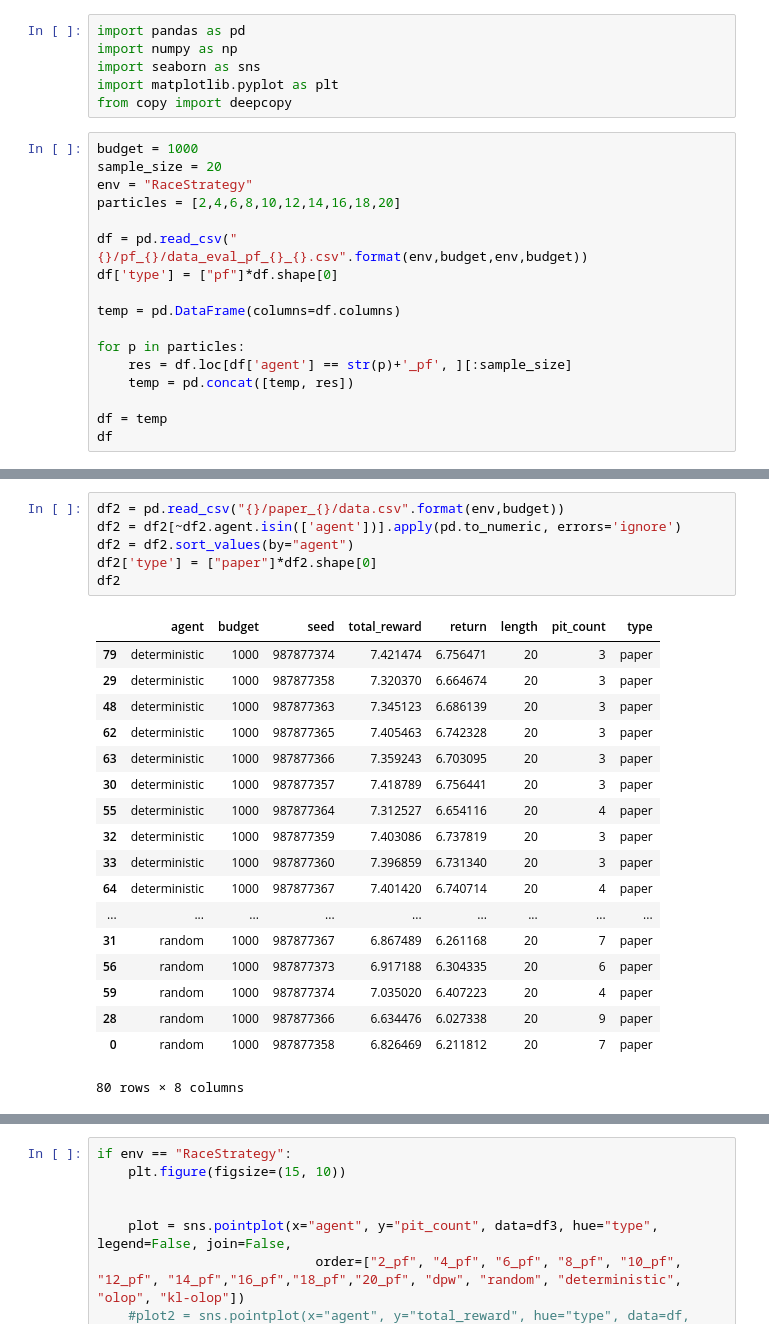
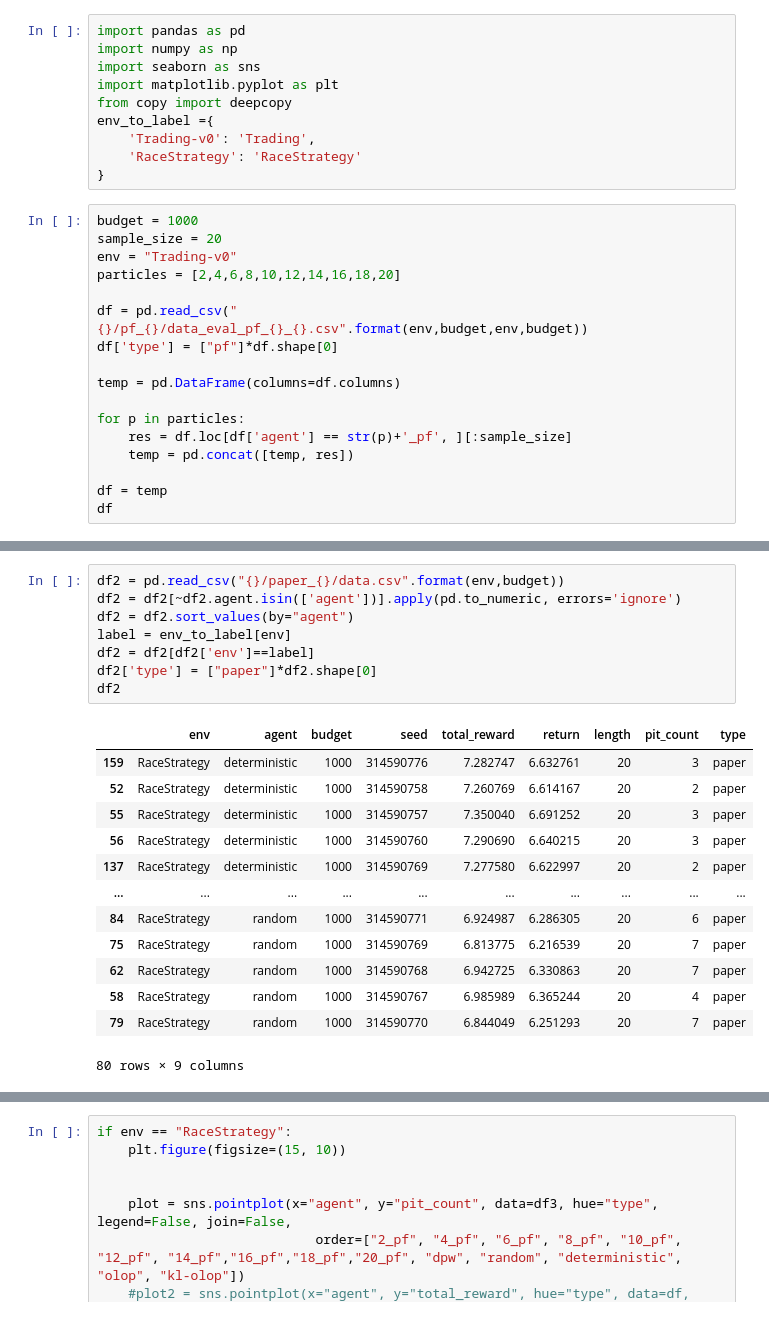
Before and after one commit to amarildolikmeta/alphazero_singleplayer, a Jupyter notebook: notebooks/Plot.ipynb, the cells around one changed output, grey strips where cells are left out. Cells and saved outputs as stored; diff of their text form.

```diff
--- a/notebooks/Plot.ipynb
+++ b/notebooks/Plot.ipynb
@@ -4,10 +4,14 @@ import numpy as np
 import seaborn as sns
 import matplotlib.pyplot as plt
 from copy import deepcopy
+env_to_label ={
+    'Trading-v0': 'Trading',
+    'RaceStrategy': 'RaceStrategy'
+}
 # %%
 budget = 1000
 sample_size = 20
-env = "RaceStrategy"
+env = "Trading-v0"
 particles = [2,4,6,8,10,12,14,16,18,20]
 
 df = pd.read_csv("{}/pf_{}/data_eval_pf_{}_{}.csv".format(env,budget,env,budget))
@@ -67,28 +53,25 @@ df_dpw
 # %%
 df2 = pd.read_csv("{}/paper_{}/data.csv".format(env,budget))
 df2 = df2[~df2.agent.isin(['agent'])].apply(pd.to_numeric, errors='ignore')
 df2 = df2.sort_values(by="agent")
+label = env_to_label[env]
+df2 = df2[df2['env']==label]
 df2['type'] = ["paper"]*df2.shape[0]
 df2
 # %% [output]
-|  | agent | budget | seed | total_reward | return | length | pit_count | type |
-| 79 | deterministic | 1000 | 987877374 | 7.421474 | 6.756471 | 20 | 3 | paper |
-| 29 | deterministic | 1000 | 987877358 | 7.320370 | 6.664674 | 20 | 3 | paper |
-| 48 | deterministic | 1000 | 987877363 | 7.345123 | 6.686139 | 20 | 3 | paper |
-| 62 | deterministic | 1000 | 987877365 | 7.405463 | 6.742328 | 20 | 3 | paper |
-| 63 | deterministic | 1000 | 987877366 | 7.359243 | 6.703095 | 20 | 3 | paper |
-| 30 | deterministic | 1000 | 987877357 | 7.418789 | 6.756441 | 20 | 3 | paper |
-| 55 | deterministic | 1000 | 987877364 | 7.312527 | 6.654116 | 20 | 4 | paper |
-| 32 | deterministic | 1000 | 987877359 | 7.403086 | 6.737819 | 20 | 3 | paper |
-| 33 | deterministic | 1000 | 987877360 | 7.396859 | 6.731340 | 20 | 3 | paper |
-| 64 | deterministic | 1000 | 987877367 | 7.401420 | 6.740714 | 20 | 4 | paper |
-| ... | ... | ... | ... | ... | ... | ... | ... | ... |
-| 31 | random | 1000 | 987877367 | 6.867489 | 6.261168 | 20 | 7 | paper |
-| 56 | random | 1000 | 987877373 | 6.917188 | 6.304335 | 20 | 6 | paper |
-| 59 | random | 1000 | 987877374 | 7.035020 | 6.407223 | 20 | 4 | paper |
-| 28 | random | 1000 | 987877366 | 6.634476 | 6.027338 | 20 | 9 | paper |
-| 0 | random | 1000 | 987877358 | 6.826469 | 6.211812 | 20 | 7 | paper |
+|  | env | agent | budget | seed | total_reward | return | length | pit_count | type |
+| 159 | RaceStrategy | deterministic | 1000 | 314590776 | 7.282747 | 6.632761 | 20 | 3 | paper |
+| 52 | RaceStrategy | deterministic | 1000 | 314590758 | 7.260769 | 6.614167 | 20 | 2 | paper |
+| 55 | RaceStrategy | deterministic | 1000 | 314590757 | 7.350040 | 6.691252 | 20 | 3 | paper |
+| 56 | RaceStrategy | deterministic | 1000 | 314590760 | 7.290690 | 6.640215 | 20 | 3 | paper |
+| 137 | RaceStrategy | deterministic | 1000 | 314590769 | 7.277580 | 6.622997 | 20 | 2 | paper |
+| ... | ... | ... | ... | ... | ... | ... | ... | ... | ... |
+| 84 | RaceStrategy | random | 1000 | 314590771 | 6.924987 | 6.286305 | 20 | 6 | paper |
+| 75 | RaceStrategy | random | 1000 | 314590769 | 6.813775 | 6.216539 | 20 | 7 | paper |
+| 62 | RaceStrategy | random | 1000 | 314590768 | 6.942725 | 6.330863 | 20 | 7 | paper |
+| 58 | RaceStrategy | random | 1000 | 314590767 | 6.985989 | 6.365244 | 20 | 4 | paper |
+| 79 | RaceStrategy | random | 1000 | 314590770 | 6.844049 | 6.251293 | 20 | 7 | paper |
-80 rows × 8 columns
+80 rows × 9 columns
 # %%
 temp = pd.DataFrame(columns=df2.columns)
 
```
Also changed, not shown: parts of 6 cells of this notebook, 13 other files.
